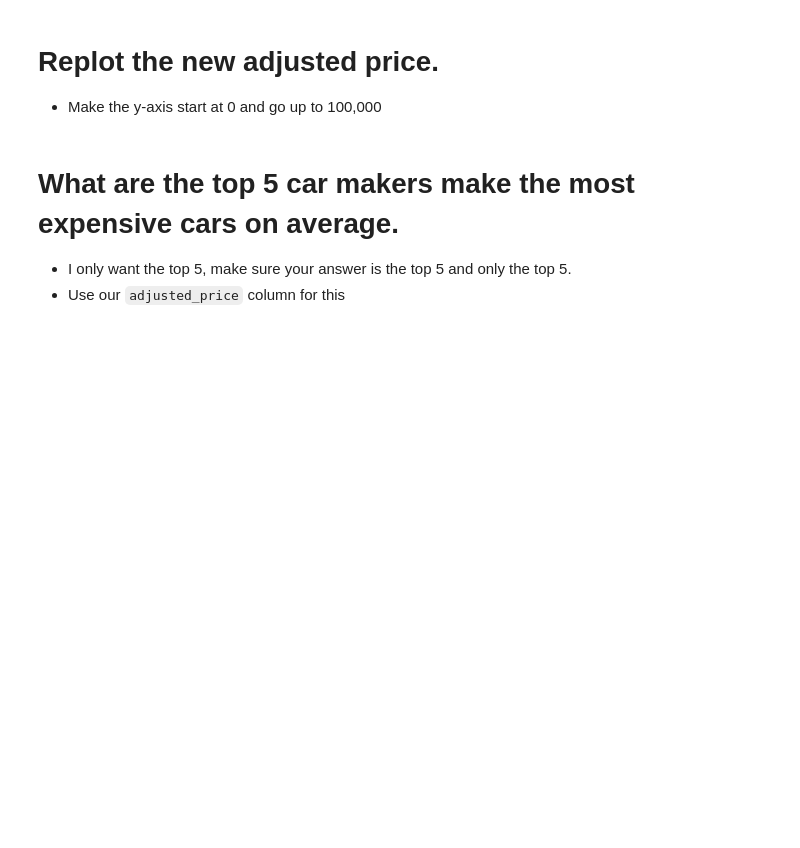
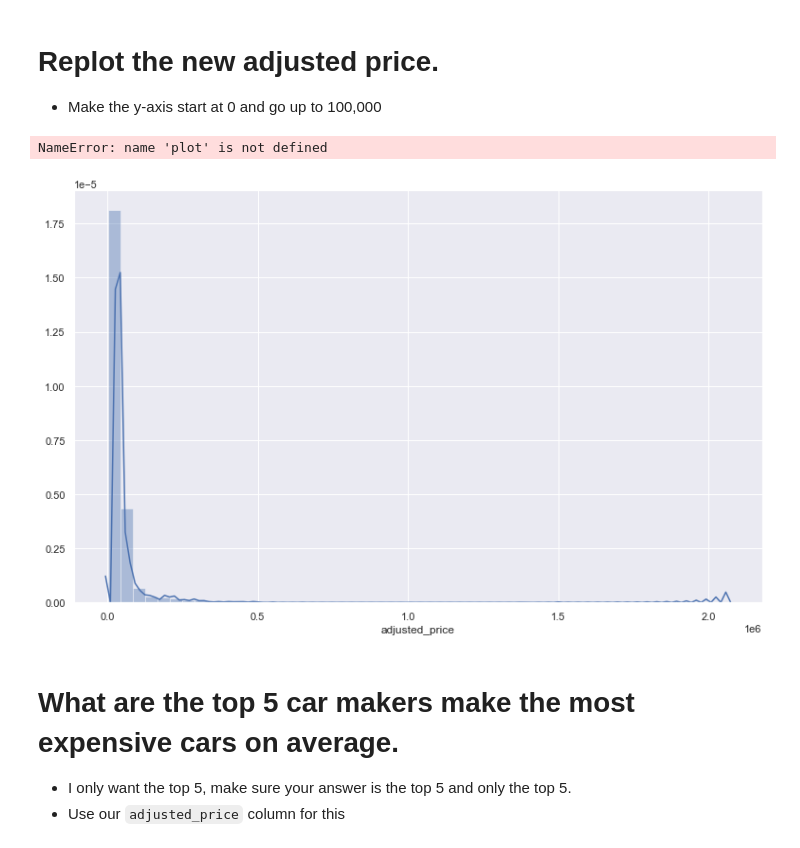
Before and after one commit to eboves/2020-fall-data-science, a Jupyter notebook: Week2-EDA/EBoves_HW2.ipynb, the cells around one changed output. Cells and saved outputs as stored; diff of their text form; code cells hidden in the pictures; blank space fills up the shorter version.

```diff
--- a/Week2-EDA/EBoves_HW2.ipynb
+++ b/Week2-EDA/EBoves_HW2.ipynb
@@ -88,3 +170,6 @@ Make a new column that is called `adjusted_price`, that contains all prices, how
 every year before 2000 make it 10x the original MSRP.
 # %%
 # Make a new column that is called `adjusted_price`, that contains all prices, however, for every year before 2000 make it 10x the original MSRP.
+c1 = df['Year'] < 2000
+df['adjusted_price'] = np.where(c1, df['MSRP']*10, df['MSRP'])
+df.head()
@@ -93,6 +185,15 @@ every year before 2000 make it 10x the original MSRP.
 * Make the y-axis start at 0 and go up to 100,000
 # %%
 # Replot the new adjusted price and make the y-axis start at 0 and go up to 100,000
+
+plt.figure(figsize=(13,8))
+mplt = sns.distplot(df['adjusted_price'])
+plot.xlabel('Year')
+plot.ylabel('adjusted_price')
+mplt.set(ylim=(0,100000))
+# %% [output]
+NameError: name 'plot' is not defined
+[figure, added]
 # %% [markdown]
 # What are the top 5 car makers make the most expensive cars on average.
 * I only want the top 5, make sure your answer is the top 5 and only the top 5.
```
Also changed, not shown: parts of 18 cells of this notebook.
